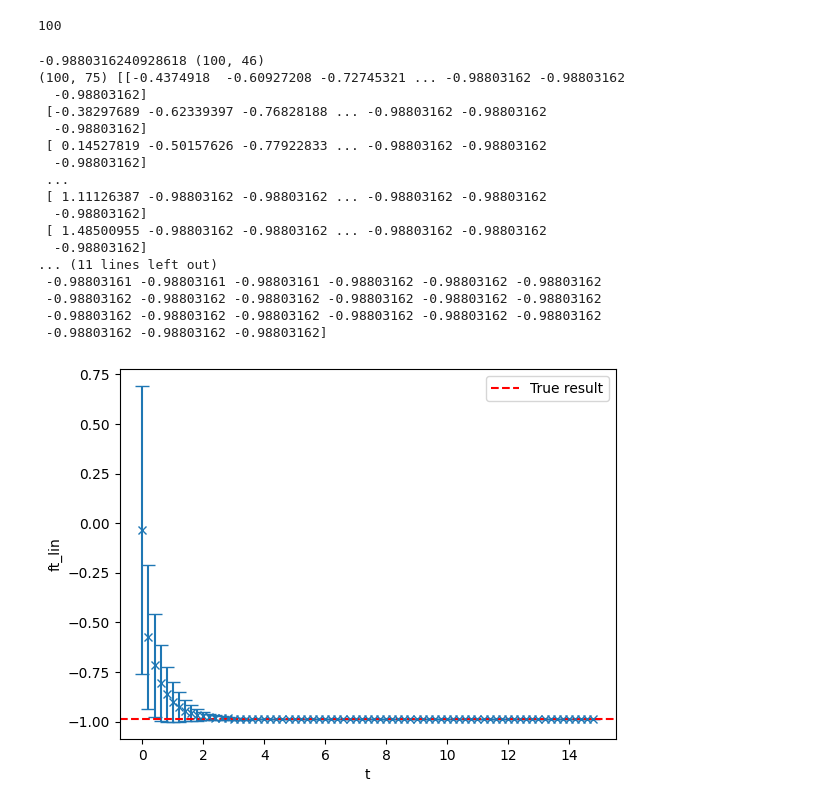
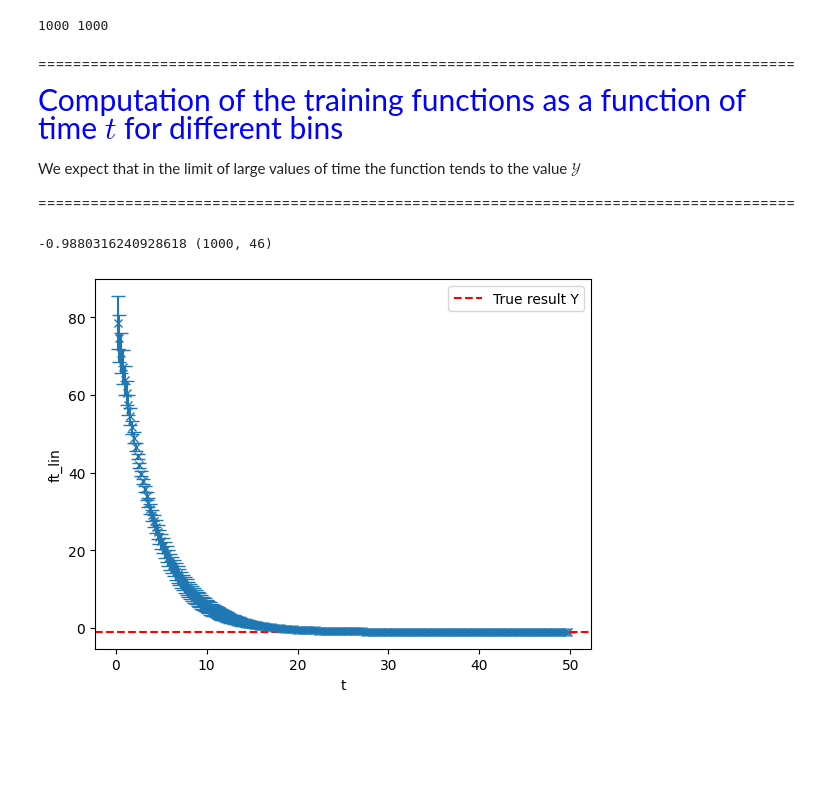
Before and after one commit to Manuel1711/Neural-Networks, a Jupyter notebook: NN_Gaussian.ipynb, the cells around one changed output. Cells and saved outputs as stored; diff of their text form; code cells hidden in the pictures; blank space fills up the shorter version.

```diff
--- a/NN_Gaussian.ipynb
+++ b/NN_Gaussian.ipynb
@@ -190,7 +245,9 @@ Amplitude: 4.614265542349428
 #Theta computation
 theta = np.zeros(Nboot)
 for iboot in range(Nboot):
-    for j in range(46):
-        theta[iboot] = sum(grads_array[iboot,i]**2 for i in range(46))
-#print(grads_array[1,:],grads_array.T[1,:])
-print(theta)
+    theta[iboot] = sum(grads_array[iboot,i]**2 for i in range(int(grads_array[0,:].shape[0])))
+
+#Theta test computation
+theta_test = np.zeros(Nboot)
+for iboot in range(Nboot):
+    theta_test[iboot] = sum(grads_array_test[iboot,i]*grads_array[iboot,i] for i in range(int(grads_array[0,:].shape[0])))
@@ -221,62 +278,56 @@ def Train(grad_, theta_, eta_, t_, output_, Y_):
     f_lin = (1-math.exp(-eta_*theta_*t_))*Y_ + math.exp(-eta_*theta_*t_)*output_
     return omega_t, f_lin
 
-def Ver(x_, theta_, t_, Y_, i_, output_):
-    mu_t = theta_*theta^(-1)*(1-math.exp(-eta_*theta_*t_))*Y_
-    gamma_t = forward(x_,i,tf.nn.relu) - theta*theta^(-1)*(1-math.exp(-eta_*theta_*t_))*output_
-
-print(len(output_array))
+def Ver(theta_, theta_test_, eta_, t_, Y_, output_test_, output_):
+    mu_t = theta_test_*theta_**(-1)*(1-math.exp(-eta_*theta_*t_))*Y_
+    gamma_t = output_test_ - theta_*theta_**(-1)*(1-math.exp(-theta_*eta_*t_))*output_
+    flin_f = mu_t + gamma_t
+    return flin_f
+print(len(output_array), len(output_array_test))
 # %% [output]
-100
+1000 1000
+# %% [markdown]
+=======================================================================================
+
+<span style="color:blue; font-size:30px;"> Computation of the training functions as a function of time $t$ for different bins </span>
+
+We expect that in the limit of large values of time the function tends to the value $\mathcal{Y}$
+
+=======================================================================================
 # %%
-Y = data_law(30.)
+# True value for our chosen law
+Y = data_law(X)
 print(Y, grads_array.shape)
 
-#omega = []
-Bins = np.arange(0,15,0.2)
+# Bins of t
+Bins = np.arange(0,50,0.2)
+
+
+# Computation of flin for the training
 flin_tr = np.empty((Nboot, len(Bins)))
-
 for i in range(Nboot):
     for j in range(len(Bins)):
-        _, flin_tr_app = Train(grads_array[i,:],theta[i], 0.3, j, output_array[i], Y)
+        _, flin_tr_app = Train(grads_array[i,:],theta[i], 0.00001, Bins[j], output_array[i], Y)
         flin_tr[i,j] = flin_tr_app
 
-#print(omega[1])
-print(flin_tr.shape, flin_tr)
 
+# Bootstrap mean and sigma
 flin_tr_mu = np.empty(len(Bins))
 flin_tr_s = np.empty(len(Bins))
-
-
 for i in range(len(Bins)):
     flin_tr_mu[i] = mean(flin_tr[:,i])
     flin_tr_s[i] = std_dev(flin_tr[:,i])
 
-print(flin_tr_mu.shape, flin_tr_mu)
+#print(flin_tr_mu)
 
 
-plt.errorbar(Bins, flin_tr_mu, yerr=flin_tr_s, fmt='x', capsize=5)
-plt.axhline(Y, color='r', linestyle='--', label='True result')
+# Plot of the shape as a function of t
+plt.errorbar(Bins[1:], flin_tr_mu[1:], yerr=flin_tr_s[1:], fmt='x', capsize=5)
+plt.axhline(Y, color='r', linestyle='--', label='True result Y')
 plt.legend()
 plt.xlabel('t')
 plt.ylabel('ft_lin')
 plt.show()
 # %% [output]
--0.9880316240928618 (100, 46)
-(100, 75) [[-0.4374918  -0.60927208 -0.72745321 ... -0.98803162 -0.98803162
-  -0.98803162]
- [-0.38297689 -0.62339397 -0.76828188 ... -0.98803162 -0.98803162
-  -0.98803162]
- [ 0.14527819 -0.50157626 -0.77922833 ... -0.98803162 -0.98803162
-  -0.98803162]
- ...
- [ 1.11126387 -0.98803162 -0.98803162 ... -0.98803162 -0.98803162
-  -0.98803162]
- [ 1.48500955 -0.98803162 -0.98803162 ... -0.98803162 -0.98803162
-  -0.98803162]
-... (11 lines left out)
- -0.98803161 -0.98803161 -0.98803161 -0.98803162 -0.98803162 -0.98803162
- -0.98803162 -0.98803162 -0.98803162 -0.98803162 -0.98803162 -0.98803162
- -0.98803162 -0.98803162 -0.98803162 -0.98803162 -0.98803162 -0.98803162
- -0.98803162 -0.98803162 -0.98803162]
+-0.9880316240928618 (1000, 46)
-[figure, old version]
+[figure, new version]
```
Also changed, not shown: parts of 15 cells of this notebook.
